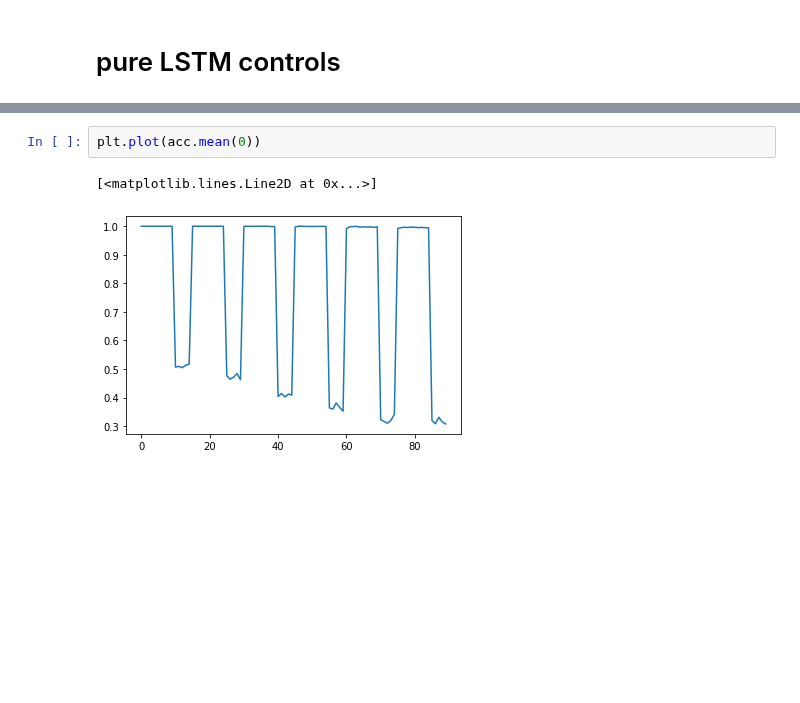
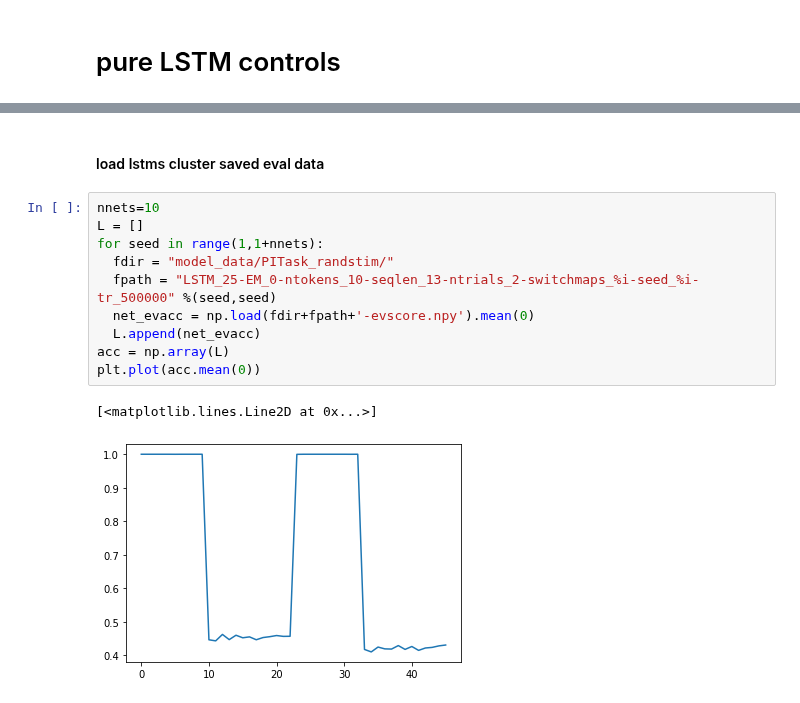
Before and after one commit to andrebeu/PM, a Jupyter notebook: buckets N100 - coglunch19.ipynb, the cells around one changed output, grey strips where cells are left out. Saved outputs shown, nothing was run; the diff lists cells and outputs as text; blank space fills up the shorter version.

```diff
--- a/buckets N100 - coglunch19.ipynb
+++ b/buckets N100 - coglunch19.ipynb
@@ -365,5 +428,15 @@ ValueError: cannot reshape array of size 8910 into shape (10,15)
-# %%
-plt.plot(acc.mean(0))
-# %% [output]
-[<matplotlib.lines.Line2D at 0x...>]
-[figure, removed]
+# %% [markdown]
+#### load lstms cluster saved eval data
+# %%
+nnets=10
+L = []
+for seed in range(1,1+nnets):
+  fdir = "model_data/PITask_randstim/"
+  fpath = "LSTM_25-EM_0-ntokens_10-seqlen_13-ntrials_2-switchmaps_%i-seed_%i-tr_500000" %(seed,seed)
+  net_evacc = np.load(fdir+fpath+'-evscore.npy').mean(0)
+  L.append(net_evacc)
+acc = np.array(L)
+plt.plot(acc.mean(0))
+# %% [output]
+[<matplotlib.lines.Line2D at 0x...>]
+[figure, added]
```
Also changed, not shown: parts of 25 cells of this notebook, 5 other files.
